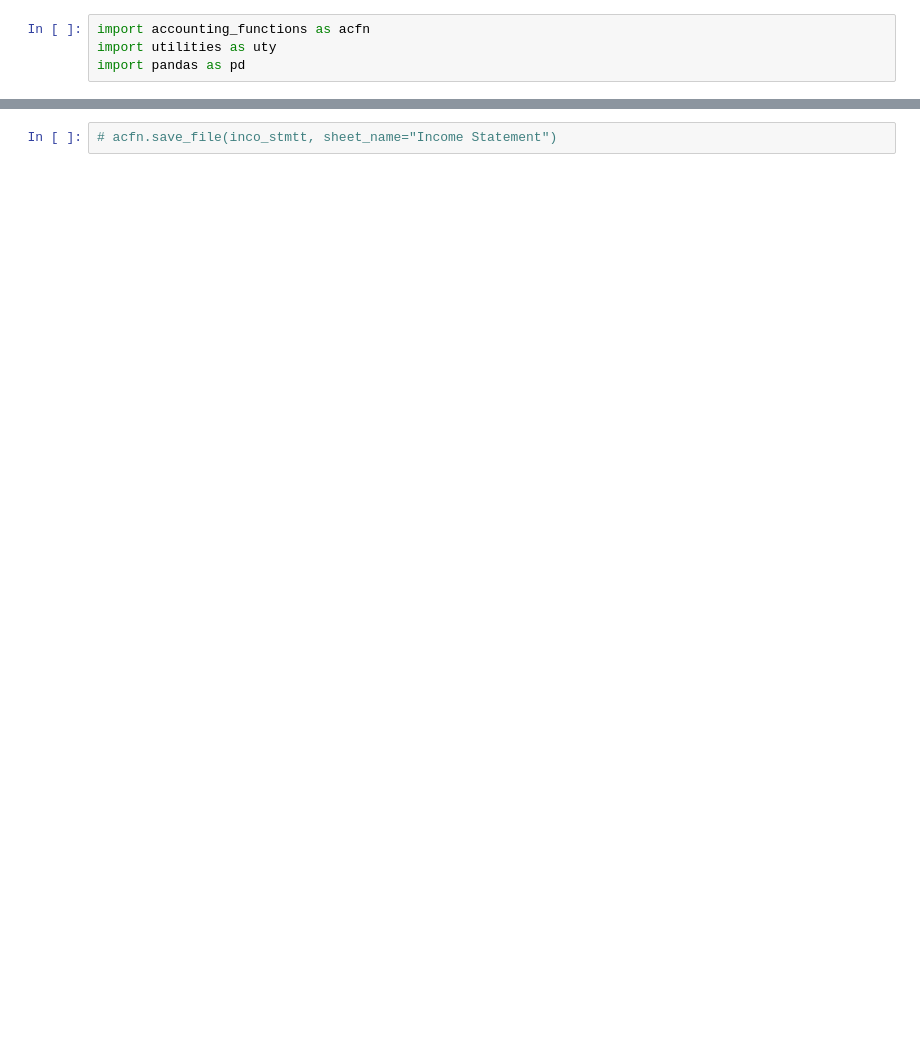
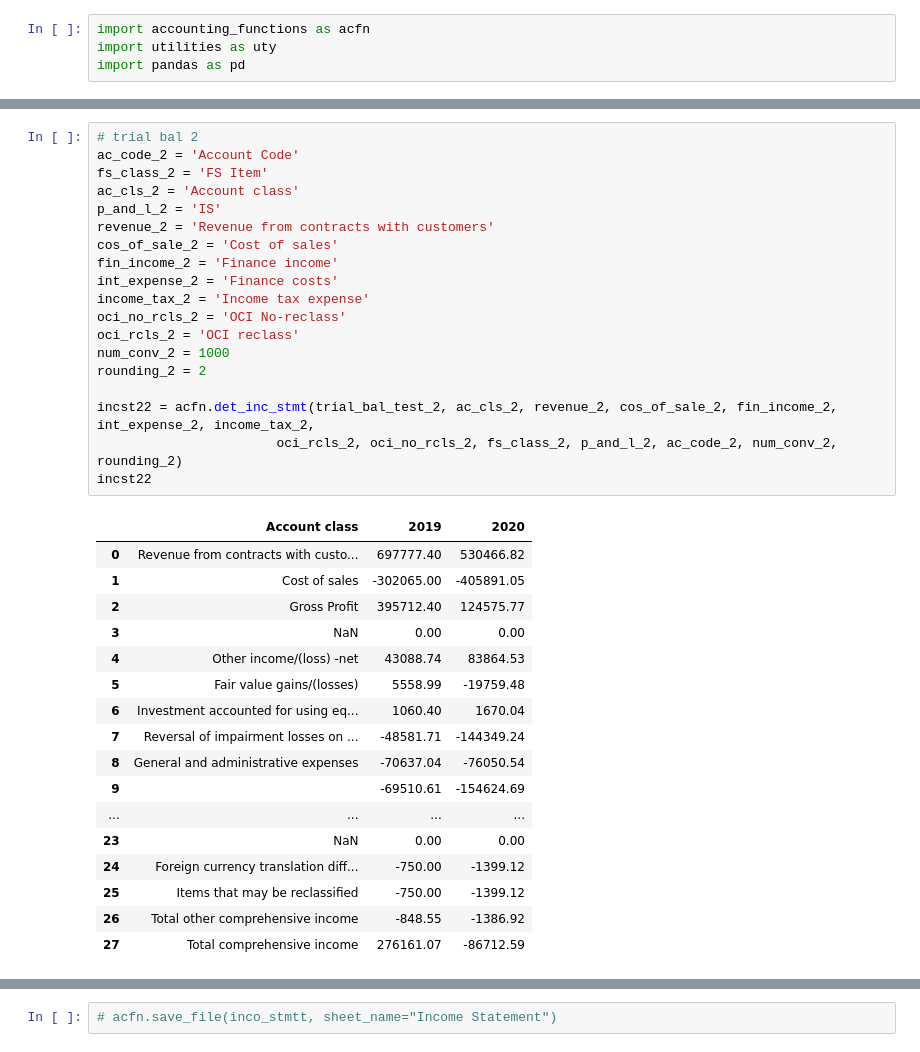
Before and after one commit to nkwachiabel/accounting_functions, a Jupyter notebook: Accounting functions/Accounting functions notebook.ipynb, the cells around one changed output, grey strips where cells are left out. Drawn from its saved outputs; the diff is of its cells as text; blank space fills up the shorter version.

```diff
--- a/Accounting functions/Accounting functions notebook.ipynb
+++ b/Accounting functions/Accounting functions notebook.ipynb
@@ -88,0 +66,37 @@ trial_bal_test_3
+# %%
+# trial bal 2
+ac_code_2 = 'Account Code'
+fs_class_2 = 'FS Item'
+ac_cls_2 = 'Account class'
+p_and_l_2 = 'IS'
+revenue_2 = 'Revenue from contracts with customers'
+cos_of_sale_2 = 'Cost of sales'
+fin_income_2 = 'Finance income'
+int_expense_2 = 'Finance costs'
+income_tax_2 = 'Income tax expense'
+oci_no_rcls_2 = 'OCI No-reclass'
+oci_rcls_2 = 'OCI reclass'
+num_conv_2 = 1000
+rounding_2 = 2
+
+incst22 = acfn.det_inc_stmt(trial_bal_test_2, ac_cls_2, revenue_2, cos_of_sale_2, fin_income_2, int_expense_2, income_tax_2,
+                       oci_rcls_2, oci_no_rcls_2, fs_class_2, p_and_l_2, ac_code_2, num_conv_2, rounding_2)
+incst22
+# %% [output]
+|  | Account class | 2019 | 2020 |
+| 0 | Revenue from contracts with custo... | 697777.40 | 530466.82 |
+| 1 | Cost of sales | -302065.00 | -405891.05 |
+| 2 | Gross Profit | 395712.40 | 124575.77 |
+| 3 | NaN | 0.00 | 0.00 |
+| 4 | Other income/(loss) -net | 43088.74 | 83864.53 |
+| 5 | Fair value gains/(losses) | 5558.99 | -19759.48 |
+| 6 | Investment accounted for using eq... | 1060.40 | 1670.04 |
+| 7 | Reversal of impairment losses on ... | -48581.71 | -144349.24 |
+| 8 | General and administrative expenses | -70637.04 | -76050.54 |
+| 9 |  | -69510.61 | -154624.69 |
+| ... | ... | ... | ... |
+| 23 | NaN | 0.00 | 0.00 |
+| 24 | Foreign currency translation diff... | -750.00 | -1399.12 |
+| 25 | Items that may be reclassified | -750.00 | -1399.12 |
+| 26 | Total other comprehensive income | -848.55 | -1386.92 |
+| 27 | Total comprehensive income | 276161.07 | -86712.59 |
```
Also changed, not shown: parts of 45 cells of this notebook, 2 other files.
